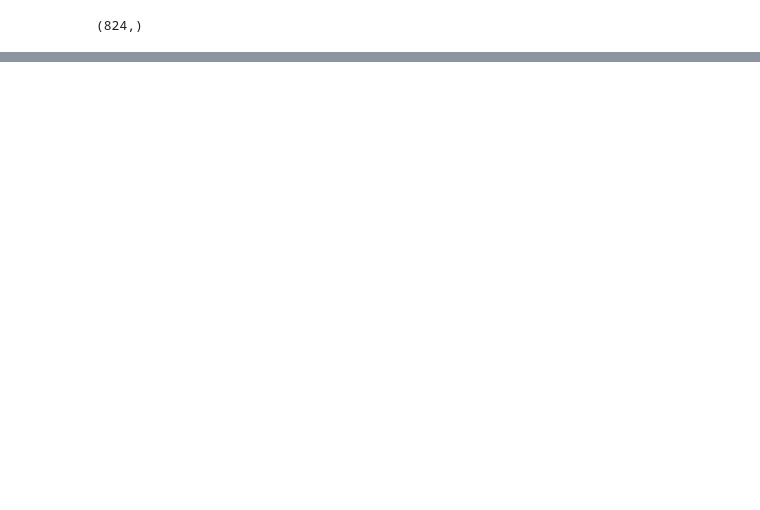
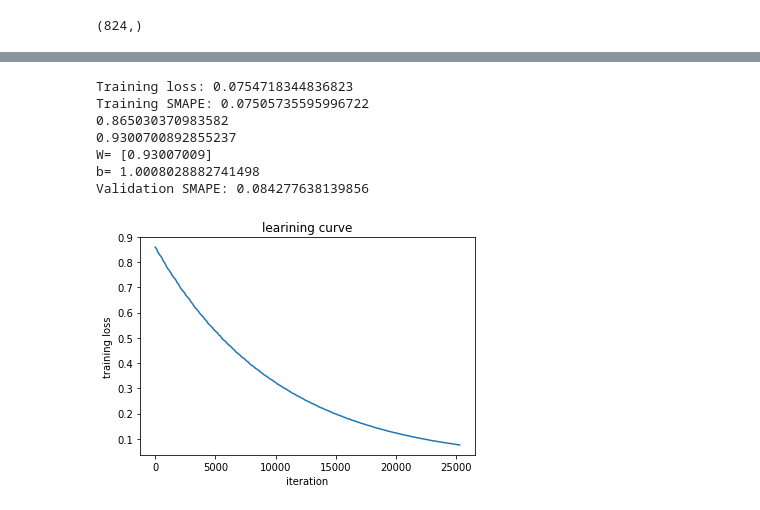
Before and after one commit to yws12/CS341_cryptocurrency_prediction, a Jupyter notebook: Linear_regression.ipynb, the cells around one changed output, grey strips where cells are left out. Saved outputs shown, nothing was run; the diff lists cells and outputs as text; code cells hidden in the pictures; blank space fills up the shorter version.

```diff
--- a/Linear_regression.ipynb
+++ b/Linear_regression.ipynb
@@ -228,0 +196,12 @@ Text(0.5,1,'true price, traning and validation sets')
+# %%
+W, b = train_with_window_size(window_size=1, loss_func='normalized_RMSE')
+validate_with_window_size(window_size=1, W=W, b=b)
+# %% [output]
+Training loss: 0.0754718344836823
+Training SMAPE: 0.07505735595996722
+0.865030370983582
+0.9300700892855237
+W= [0.93007009]
+b= 1.0008028882741498
+Validation SMAPE: 0.084277638139856
+[figure, added]
```
Also changed, not shown: parts of 22 cells of this notebook.
